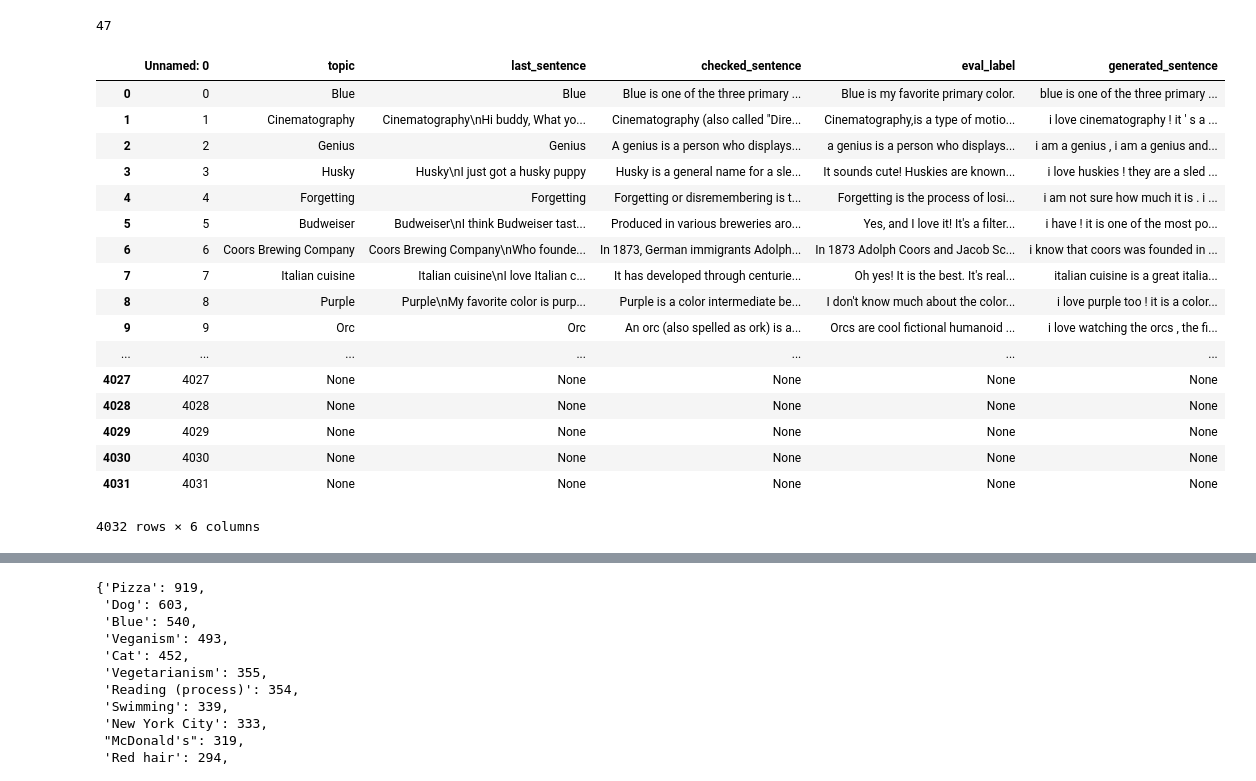
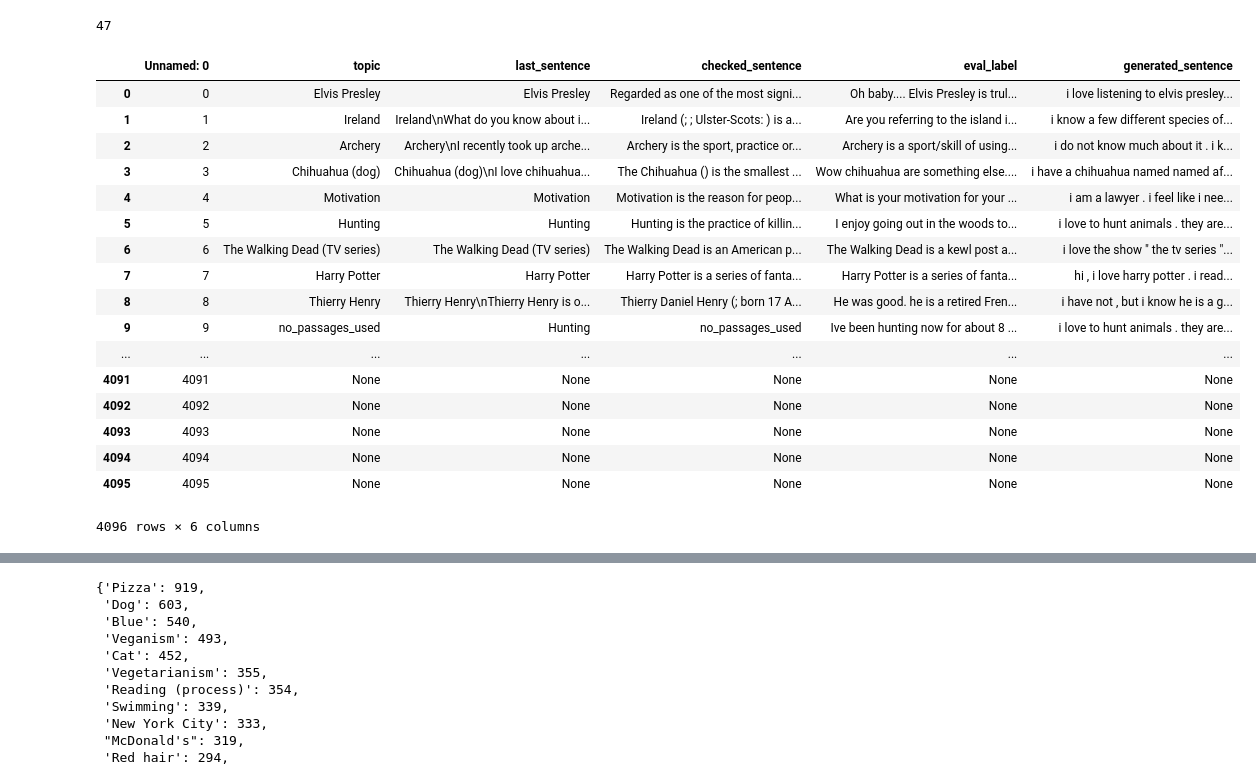
Before and after one commit to yooli23/doc_ground_gen, a Jupyter notebook: analysis/analysis.ipynb, the cells around one changed output, grey strips where cells are left out. Cells and saved outputs as stored; diff of their text form; code cells hidden in the pictures.

```diff
--- a/analysis/analysis.ipynb
+++ b/analysis/analysis.ipynb
@@ -13,29 +13,29 @@ fuzz.partial_ratio("ab cd efg", "efg cd ab")
 # %% [output]
 47
 # %%
-file_name = "seen_e2e_kgdial.csv"
+file_name = "unseen_e2e_kgdial.csv"
 df_seen_e2e_kgdial = pd.read_csv(file_name)
 df_seen_e2e_kgdial = df_seen_e2e_kgdial.replace({np.nan: None})
 df_seen_e2e_kgdial
 # %% [output]
 |  | Unnamed: 0 | topic | last_sentence | checked_sentence | eval_label | generated_sentence |
-| 0 | 0 | Blue | Blue | Blue is one of the three primary ... | Blue is my favorite primary color. | blue is one of the three primary ... |
-| 1 | 1 | Cinematography | Cinematography\nHi buddy, What yo... | Cinematography (also called "Dire... | Cinematography,is a type of motio... | i love cinematography ! it ' s a ... |
-| 2 | 2 | Genius | Genius | A genius is a person who displays... | a genius is a person who displays... | i am a genius , i am a genius and... |
-| 3 | 3 | Husky | Husky\nI just got a husky puppy | Husky is a general name for a sle... | It sounds cute! Huskies are known... | i love huskies ! they are a sled ... |
-| 4 | 4 | Forgetting | Forgetting | Forgetting or disremembering is t... | Forgetting is the process of losi... | i am not sure how much it is . i ... |
-| 5 | 5 | Budweiser | Budweiser\nI think Budweiser tast... | Produced in various breweries aro... | Yes, and I love it! It's a filter... | i have ! it is one of the most po... |
-| 6 | 6 | Coors Brewing Company | Coors Brewing Company\nWho founde... | In 1873, German immigrants Adolph... | In 1873 Adolph Coors and Jacob Sc... | i know that coors was founded in ... |
-| 7 | 7 | Italian cuisine | Italian cuisine\nI love Italian c... | It has developed through centurie... | Oh yes! It is the best. It's real... | italian cuisine is a great italia... |
-| 8 | 8 | Purple | Purple\nMy favorite color is purp... | Purple is a color intermediate be... | I don't know much about the color... | i love purple too ! it is a color... |
-| 9 | 9 | Orc | Orc | An orc (also spelled as ork) is a... | Orcs are cool fictional humanoid ... | i love watching the orcs , the fi... |
+| 0 | 0 | Elvis Presley | Elvis Presley | Regarded as one of the most signi... | Oh baby.... Elvis Presley is trul... | i love listening to elvis presley... |
+| 1 | 1 | Ireland | Ireland\nWhat do you know about i... | Ireland (; ; Ulster-Scots: ) is a... | Are you referring to the island i... | i know a few different species of... |
+| 2 | 2 | Archery | Archery\nI recently took up arche... | Archery is the sport, practice or... | Archery is a sport/skill of using... | i do not know much about it . i k... |
+| 3 | 3 | Chihuahua (dog) | Chihuahua (dog)\nI love chihuahua... | The Chihuahua () is the smallest ... | Wow chihuahua are something else.... | i have a chihuahua named named af... |
+| 4 | 4 | Motivation | Motivation | Motivation is the reason for peop... | What is your motivation for your ... | i am a lawyer . i feel like i nee... |
+| 5 | 5 | Hunting | Hunting | Hunting is the practice of killin... | I enjoy going out in the woods to... | i love to hunt animals . they are... |
+| 6 | 6 | The Walking Dead (TV series) | The Walking Dead (TV series) | The Walking Dead is an American p... | The Walking Dead is a kewl post a... | i love the show " the tv series "... |
+| 7 | 7 | Harry Potter | Harry Potter | Harry Potter is a series of fanta... | Harry Potter is a series of fanta... | hi , i love harry potter . i read... |
+| 8 | 8 | Thierry Henry | Thierry Henry\nThierry Henry is o... | Thierry Daniel Henry (; born 17 A... | He was good. he is a retired Fren... | i have not , but i know he is a g... |
+| 9 | 9 | no_passages_used | Hunting | no_passages_used | Ive been hunting now for about 8 ... | i love to hunt animals . they are... |
 | ... | ... | ... | ... | ... | ... | ... |
-| 4027 | 4027 | None | None | None | None | None |
-| 4028 | 4028 | None | None | None | None | None |
-| 4029 | 4029 | None | None | None | None | None |
-| 4030 | 4030 | None | None | None | None | None |
-| 4031 | 4031 | None | None | None | None | None |
+| 4091 | 4091 | None | None | None | None | None |
+| 4092 | 4092 | None | None | None | None | None |
+| 4093 | 4093 | None | None | None | None | None |
+| 4094 | 4094 | None | None | None | None | None |
+| 4095 | 4095 | None | None | None | None | None |
-4032 rows × 6 columns
+4096 rows × 6 columns
 # %%
 l_ratio_checked_label = []
 l_ratio_checked_generated = []
```
Also changed, not shown: parts of 9 cells of this notebook, 2 other files.
